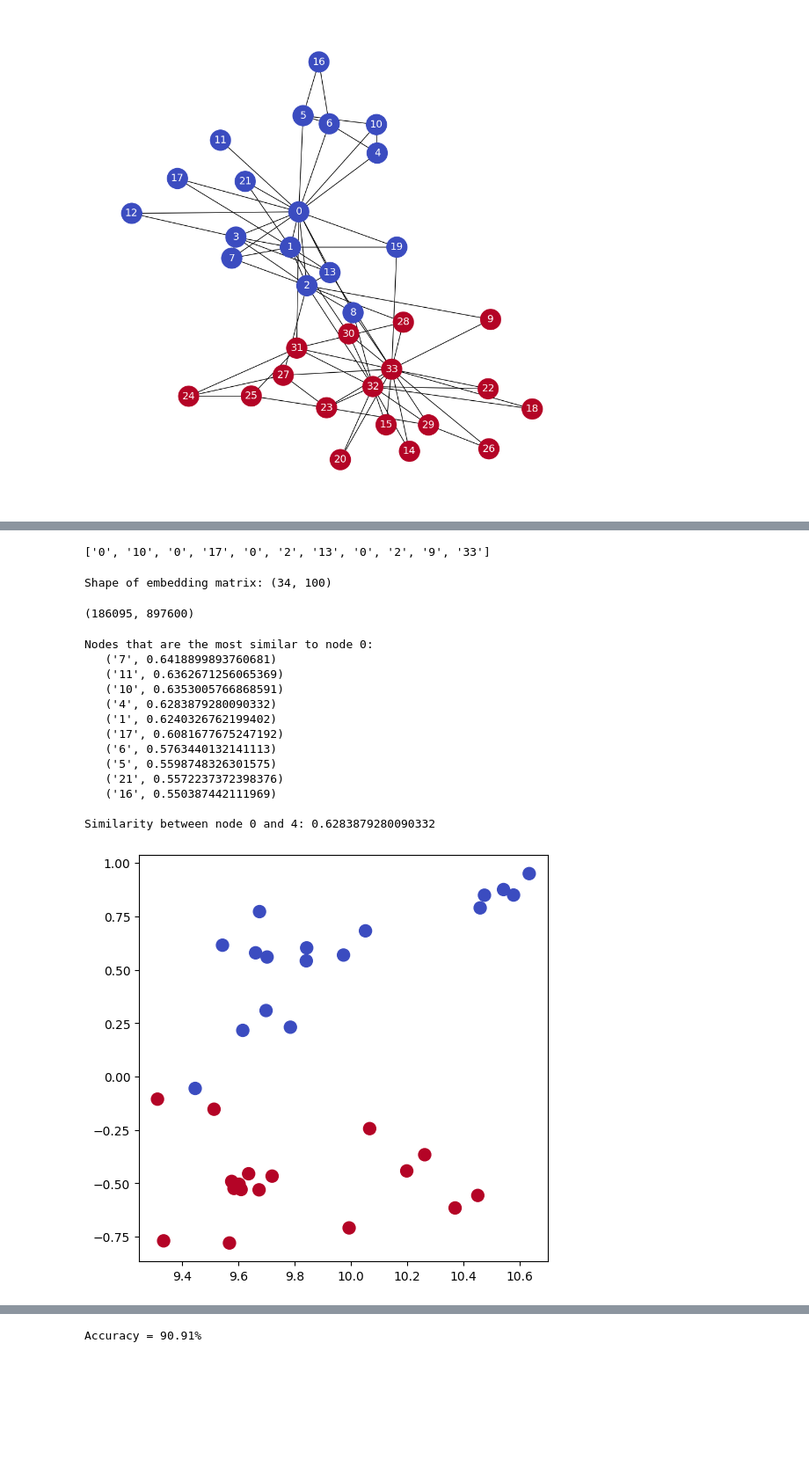
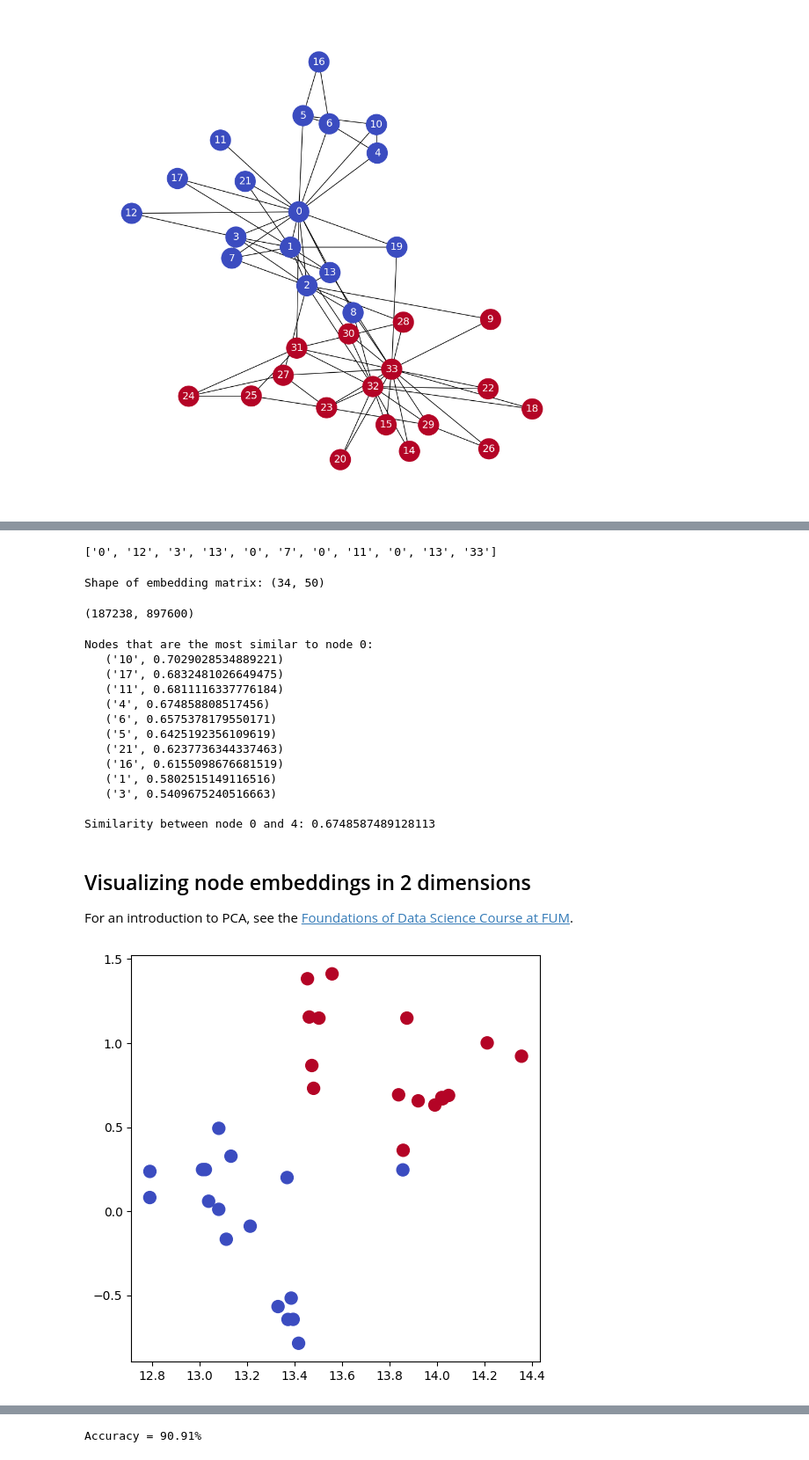
Before and after one commit to GTA-Lab/graph-neural-networks, a Jupyter notebook: notebooks/02-Deepwalk.ipynb, the cells around one changed output, grey strips where cells are left out. Shown at 88% size. Drawn from its saved outputs; the diff is of its cells as text; code cells hidden in the pictures; blank space fills up the shorter version.

```diff
--- a/notebooks/02-Deepwalk.ipynb
+++ b/notebooks/02-Deepwalk.ipynb
@@ -198,17 +301,17 @@ print(random_walk(0, 10))
 G = nx.karate_club_graph()
 
 # Process labels (Mr. Hi = 0, Officer = 1)
-labels = []
-for node in G.nodes:
+true_labels = np.zeros((len(G.nodes)))
+for i, node in enumerate(G.nodes):
     label = G.nodes[node]['club']
-    labels.append(1 if label == 'Officer' else 0)
+    true_labels[i] = (1 if label == 'Officer' else 0)
 
 # Plot graph
 plt.figure(figsize=(12,12))
 plt.axis('off')
 nx.draw_networkx(G,
                  pos=nx.spring_layout(G, seed=0),
-                 node_color=labels,
+                 node_color=true_labels,
                  node_size=800,
                  cmap='coolwarm',
                  font_size=14,
@@ -226,13 +400,14 @@ for node in G.nodes:
 # Print the first random walk
 print(walks[0])
 # %% [output]
-['0', '10', '0', '17', '0', '2', '13', '0', '2', '9', '33']
+['0', '12', '3', '13', '0', '7', '0', '11', '0', '13', '33']
 # %%
+from gensim.models.word2vec import Word2Vec
 # Create Word2Vec
 model = Word2Vec(walks,
                  hs=1,   # Hierarchical softmax
                  sg=1,   # Skip-gram
-                 vector_size=100,
+                 vector_size=50,
                  window=10,
                  workers=1,
                  seed=1)
@@ -245,8 +420,8 @@ model.build_vocab(walks)
 # Train model
 model.train(walks, total_examples=model.corpus_count, epochs=30, report_delay=1)
 # %% [output]
-Shape of embedding matrix: (34, 100)
+Shape of embedding matrix: (34, 50)
-(186095, 897600)
+(187238, 897600)
 # %%
 # Most similar nodes
 print('Nodes that are the most similar to node 0:')
@@ -257,34 +432,40 @@ for similarity in model.wv.most_similar(positive=['0']):
 print(f"\nSimilarity between node 0 and 4: {model.wv.similarity('0', '4')}")
 # %% [output]
 Nodes that are the most similar to node 0:
-   ('7', 0.6418899893760681)
-   ('11', 0.6362671256065369)
-   ('10', 0.6353005766868591)
-   ('4', 0.6283879280090332)
-   ('1', 0.6240326762199402)
-   ('17', 0.6081677675247192)
-   ('6', 0.5763440132141113)
-   ('5', 0.5598748326301575)
-   ('21', 0.5572237372398376)
-   ('16', 0.550387442111969)
+   ('10', 0.7029028534889221)
+   ('17', 0.6832481026649475)
+   ('11', 0.6811116337776184)
+   ('4', 0.674858808517456)
+   ('6', 0.6575378179550171)
+   ('5', 0.6425192356109619)
+   ('21', 0.6237736344337463)
+   ('16', 0.6155098676681519)
+   ('1', 0.5802515149116516)
+   ('3', 0.5409675240516663)
 
-Similarity between node 0 and 4: 0.6283879280090332
+Similarity between node 0 and 4: 0.6748587489128113
+# %% [markdown]
+## Visualizing node embeddings in 2 dimensions
+
+For an introduction to PCA, see the [Foundations of Data Science Course at FUM](https://fum-cs.github.io/fds).
 # %%
 from sklearn.manifold import TSNE
 
 # Preprocess word vectors and label
-nodes_wv = np.array([model.wv.get_vector(str(i)) for i in range(len(model.wv))])
-labels = np.array(labels)
+# nodes_wv = np.array([model.wv.get_vector(str(i)) for i in range(len(model.wv))])
+node_embeddings = np.array([model.wv[str(node)] for node in G.nodes])
+
+labels = np.array(true_labels)
 
 # Train TSNE
 tsne = TSNE(n_components=2,
             learning_rate='auto',
             init='pca',
-            random_state=0).fit_transform(nodes_wv)
+            random_state=0).fit_transform(node_embeddings)
 
 # Plot TSNE
 plt.figure(figsize=(6, 6))
 plt.scatter(tsne[:, 0], tsne[:, 1], s=100, c=labels, cmap="coolwarm")
 plt.show()
 # %% [output]
-[figure, old version]
+[figure, new version]
```
Also changed, not shown: parts of 25 cells of this notebook, 9 other files.
